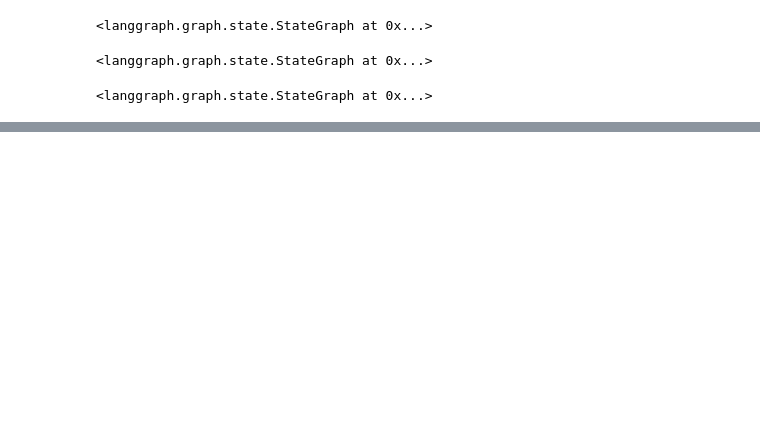
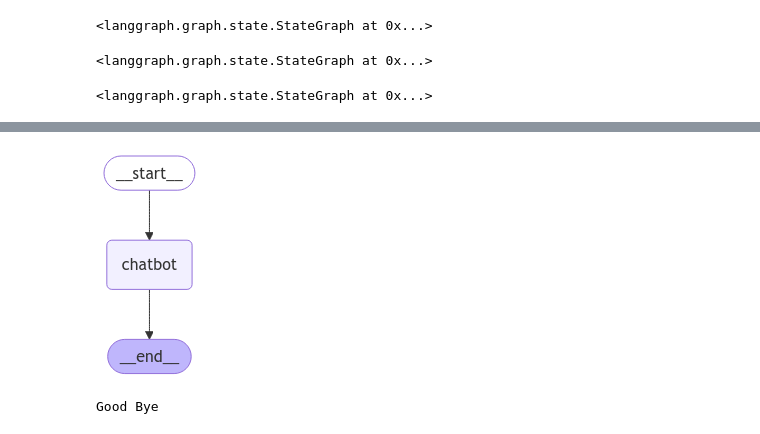
Before and after one commit to hwarange/langchain_rag, a Jupyter notebook: tag.ipynb, the cells around one changed output, grey strips where cells are left out. Cells and saved outputs as stored; diff of their text form; code cells hidden in the pictures; blank space fills up the shorter version.

```diff
--- a/tag.ipynb
+++ b/tag.ipynb
@@ -789,0 +801,52 @@ print(result['results'])
+# %%
+from langgraph.checkpoint.memory import MemorySaver
+from langchain_core.runnables import RunnableConfig
+
+config = RunnableConfig(
+    recursion_limit=10,  # 최대 10개의 노드까지 방문. 그 이상은 RecursionError 발생
+    configurable={"thread_id": "1"},  # 스레드 ID 설정
+    tags=["my-rag"],  # Tag
+)
+memory = MemorySaver()
+
+# config = {"configurable": {"thread_id": "1"}}
+# %%
+from typing import Annotated
+from typing_extensions import TypedDict
+from langgraph.graph import StateGraph, START, END
+from langgraph.graph.message import add_messages
+
+class State(TypedDict):
+  messages:Annotated[list, add_messages]
+
+graph_builder = StateGraph(State)
+graph_builder
+
+def chatbot(state:State):
+  return {"messages" : llm.invoke(state['messages'])}
+
+graph_builder.add_node("chatbot",chatbot)
+graph_builder.add_edge(START, "chatbot")
+graph_builder.add_edge("chatbot", END)
+graph = graph_builder.compile(checkpointer=memory)
+from IPython.display import Image, display
+
+try:
+  display(Image(graph.get_graph().draw_mermaid_png()))
+except Exception:
+  pass
+
+
+while True:
+  user_input=input("User: ")
+  if user_input.lower() in ["quit","q"]:
+    print("Good Bye")
+    break
+  for event in graph.stream({'messages':("user",user_input)}, config=config):
+    print(event.values())
+    for value in event.values():
+      print(value['messages'])
+      print("Assistant:",value["messages"].content)
+# %% [output]
+[figure, added]
+Good Bye
```
Also changed, not shown: parts of 8 cells of this notebook, 14 other files.
